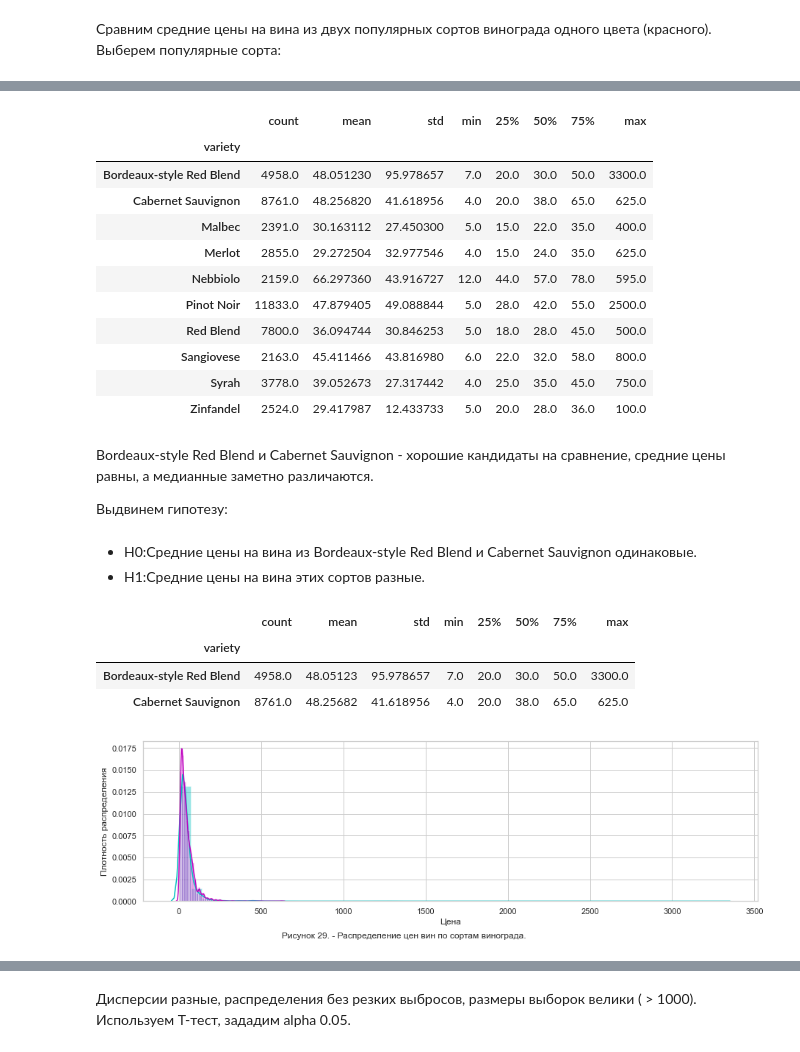
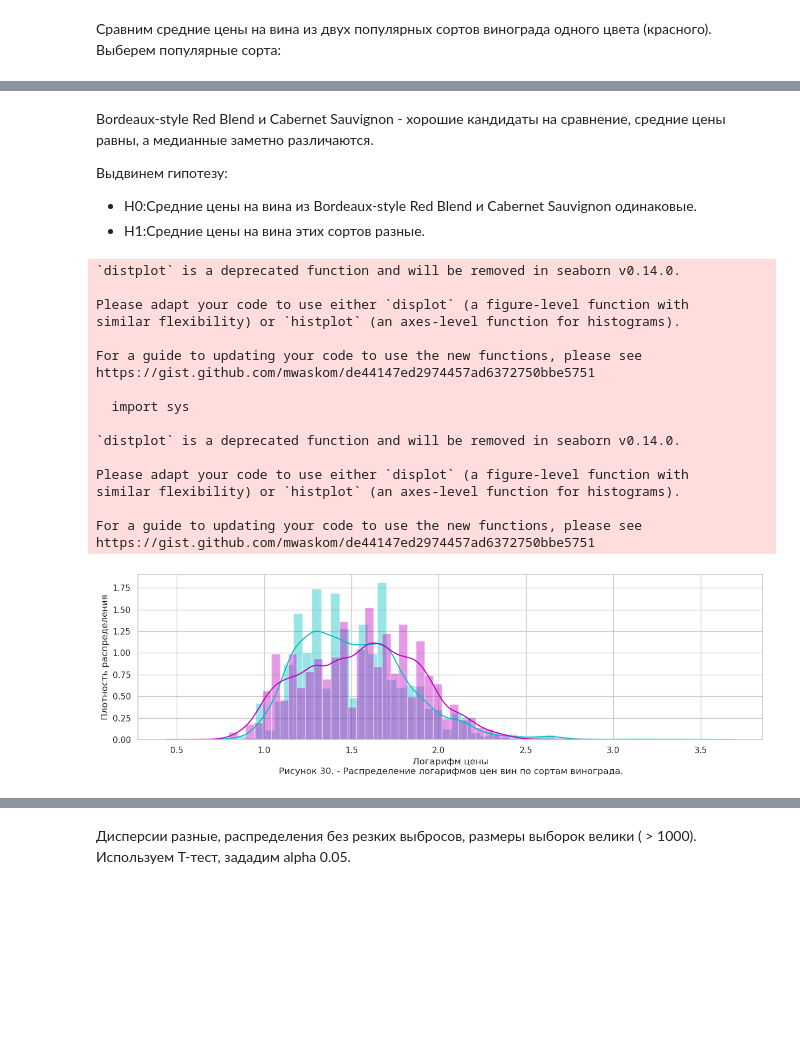
Before and after one commit to PiperDM/Portfolio, a Jupyter notebook: Wine project/Wine_research_GH.ipynb, the cells around one changed output, grey strips where cells are left out. Saved outputs shown, nothing was run; the diff lists cells and outputs as text; code cells hidden in the pictures; blank space fills up the shorter version.

```diff
--- a/Wine project/Wine_research_GH.ipynb
+++ b/Wine project/Wine_research_GH.ipynb
@@ -193,7 +228,7 @@ wine[(wine['points'] >= 97) & wine.price.isna()].sort_values(by='points', ascend
 
 **ВЫБРОСИМ записи, где признак price не определен**
 # %%
-wine = wine.dropna(subset='price')
+wine = wine.dropna(subset=['price'])
 # %% [markdown]
 Посмотрим на признак description.
 # %%
@@ -216,2 +255,3 @@ Name: description, Length: 111593, dtype: object
 # %%
-wine = wine.drop('description', axis=1)
+wine = wine.drop(['description', 'designation', 'region_2', 'taster_name', 'taster_twitter_handle'], axis=1)
+wine.info()
@@ -222,3 +273,0 @@ wine = wine.drop('description', axis=1)
-# %%
-wine = wine.drop(['designation', 'region_2', 'taster_name', 'taster_twitter_handle'], axis=1)
-wine.info()
@@ -265,6 +299,7 @@ wine[wine.country.isna() | wine.province.isna()]
 # %%
-wine.dropna(subset='country', inplace=True)
-wine.dropna(subset='variety', inplace=True) #одна запись затесалась с пропущенным сортом
+wine.dropna(subset=['country','variety'], inplace=True)
+
+wine.fillna('unknown', inplace=True)
 wine.info()
 # %% [output]
 <class 'pandas.core.frame.DataFrame'>
@@ -1393,22 +1510,7 @@ redlist=wine.query('color=="red"').variety.value_counts().head(10).index
-# %%
-wine[wine.variety.isin(redlist)].groupby('variety').price.describe()
-# %% [output]
-|  | count | mean | std | min | 25% | 50% | 75% | max |
-| variety |  |  |  |  |  |  |  |  |
-| Bordeaux-style Red Blend | 4958.0 | 48.051230 | 95.978657 | 7.0 | 20.0 | 30.0 | 50.0 | 3300.0 |
-| Cabernet Sauvignon | 8761.0 | 48.256820 | 41.618956 | 4.0 | 20.0 | 38.0 | 65.0 | 625.0 |
-| Malbec | 2391.0 | 30.163112 | 27.450300 | 5.0 | 15.0 | 22.0 | 35.0 | 400.0 |
-| Merlot | 2855.0 | 29.272504 | 32.977546 | 4.0 | 15.0 | 24.0 | 35.0 | 625.0 |
-| Nebbiolo | 2159.0 | 66.297360 | 43.916727 | 12.0 | 44.0 | 57.0 | 78.0 | 595.0 |
-| Pinot Noir | 11833.0 | 47.879405 | 49.088844 | 5.0 | 28.0 | 42.0 | 55.0 | 2500.0 |
-| Red Blend | 7800.0 | 36.094744 | 30.846253 | 5.0 | 18.0 | 28.0 | 45.0 | 500.0 |
-| Sangiovese | 2163.0 | 45.411466 | 43.816980 | 6.0 | 22.0 | 32.0 | 58.0 | 800.0 |
-| Syrah | 3778.0 | 39.052673 | 27.317442 | 4.0 | 25.0 | 35.0 | 45.0 | 750.0 |
-| Zinfandel | 2524.0 | 29.417987 | 12.433733 | 5.0 | 20.0 | 28.0 | 36.0 | 100.0 |
 # %% [markdown]
 Bordeaux-style Red Blend и Cabernet Sauvignon - хорошие кандидаты на сравнение, средние цены равны, а медианные заметно различаются.
 
 Выдвинем гипотезу:
+
+* H0:Средние цены на вина из Bordeaux-style Red Blend и Cabernet Sauvignon одинаковые.
+* H1:Средние цены на вина этих сортов разные.
-# %% [markdown]
-* H0:Средние цены на вина из Bordeaux-style Red Blend и Cabernet Sauvignon одинаковые.
-* H1:Средние цены на вина этих сортов разные.
@@ -1417,16 +1517,31 @@ wine_BC = wine[wine.variety.isin(['Bordeaux-style Red Blend', 'Cabernet Sauvigno
-# %%
-wine_BC.groupby('variety').price.describe()
-# %% [output]
-|  | count | mean | std | min | 25% | 50% | 75% | max |
-| variety |  |  |  |  |  |  |  |  |
-| Bordeaux-style Red Blend | 4958.0 | 48.05123 | 95.978657 | 7.0 | 20.0 | 30.0 | 50.0 | 3300.0 |
-| Cabernet Sauvignon | 8761.0 | 48.25682 | 41.618956 | 4.0 | 20.0 | 38.0 | 65.0 | 625.0 |
 # %%
+wine_BC = wine[wine.variety.isin(['Bordeaux-style Red Blend', 'Cabernet Sauvignon'])].copy()
+
+wine_BC.groupby('variety').price.describe()
+
+
 plt.figure(figsize=(15, 4))
-sns.distplot(wine_BC.query('variety == "Bordeaux-style Red Blend"').price, color='c')
-sns.distplot(wine_BC.query('variety == "Cabernet Sauvignon"').price, color='m');
-plt.xlabel('Цена')
+sns.distplot(wine_BC.query('variety == "Bordeaux-style Red Blend"').logprice, color='c')
+sns.distplot(wine_BC.query('variety == "Cabernet Sauvignon"').logprice, color='m');
+plt.xlabel('Логарифм цены')
 plt.ylabel('Плотность распределения');
-plt.figtext(0.3, -0.05, "Рисунок 29. - Распределение цен вин по сортам винограда.");
+plt.figtext(0.3, -0.05, "Рисунок 30. - Распределение логарифмов цен вин по сортам винограда.");
 # %% [output]
+`distplot` is a deprecated function and will be removed in seaborn v0.14.0.
+
+Please adapt your code to use either `displot` (a figure-level function with
+similar flexibility) or `histplot` (an axes-level function for histograms).
+
+For a guide to updating your code to use the new functions, please see
+https://gist.github.com/mwaskom/de44147ed2974457ad6372750bbe5751
+
+  import sys
+
+`distplot` is a deprecated function and will be removed in seaborn v0.14.0.
+
+Please adapt your code to use either `displot` (a figure-level function with
+similar flexibility) or `histplot` (an axes-level function for histograms).
+
+For a guide to updating your code to use the new functions, please see
+https://gist.github.com/mwaskom/de44147ed2974457ad6372750bbe5751
-[figure, old version]
+[figure, new version]
```
Also changed, not shown: parts of 190 cells of this notebook, 1 other file.
